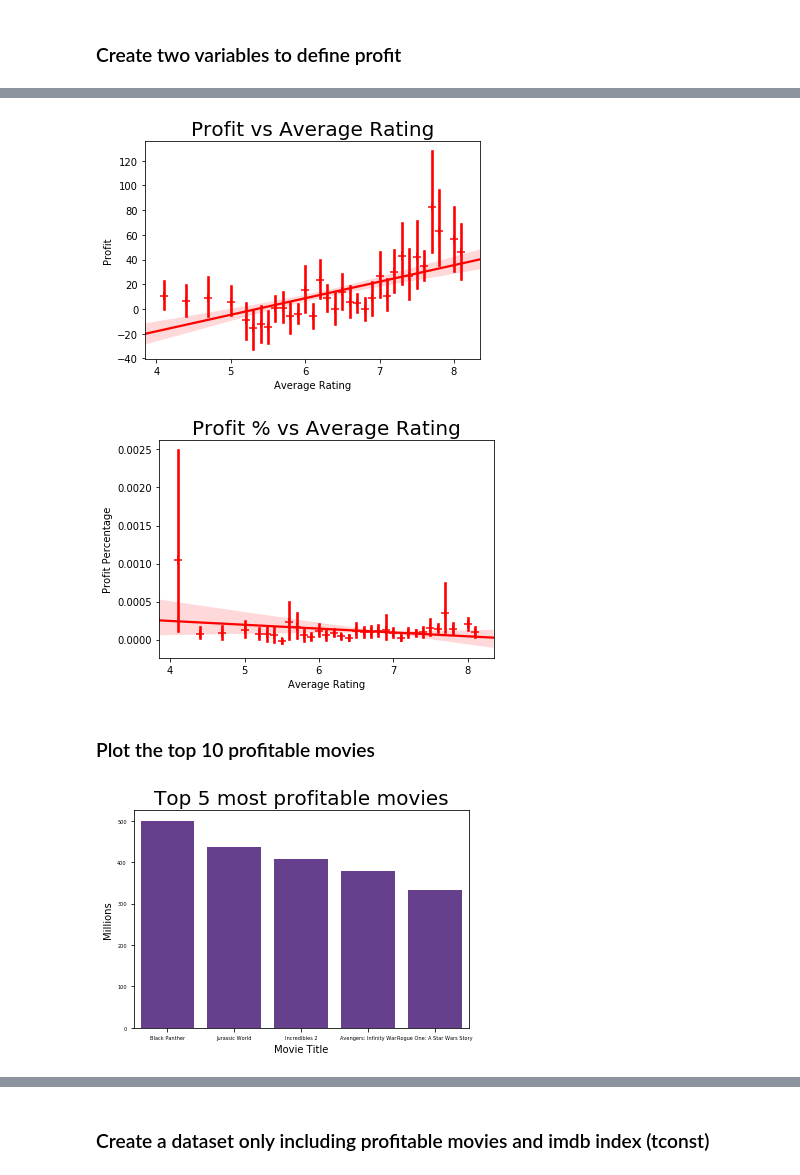
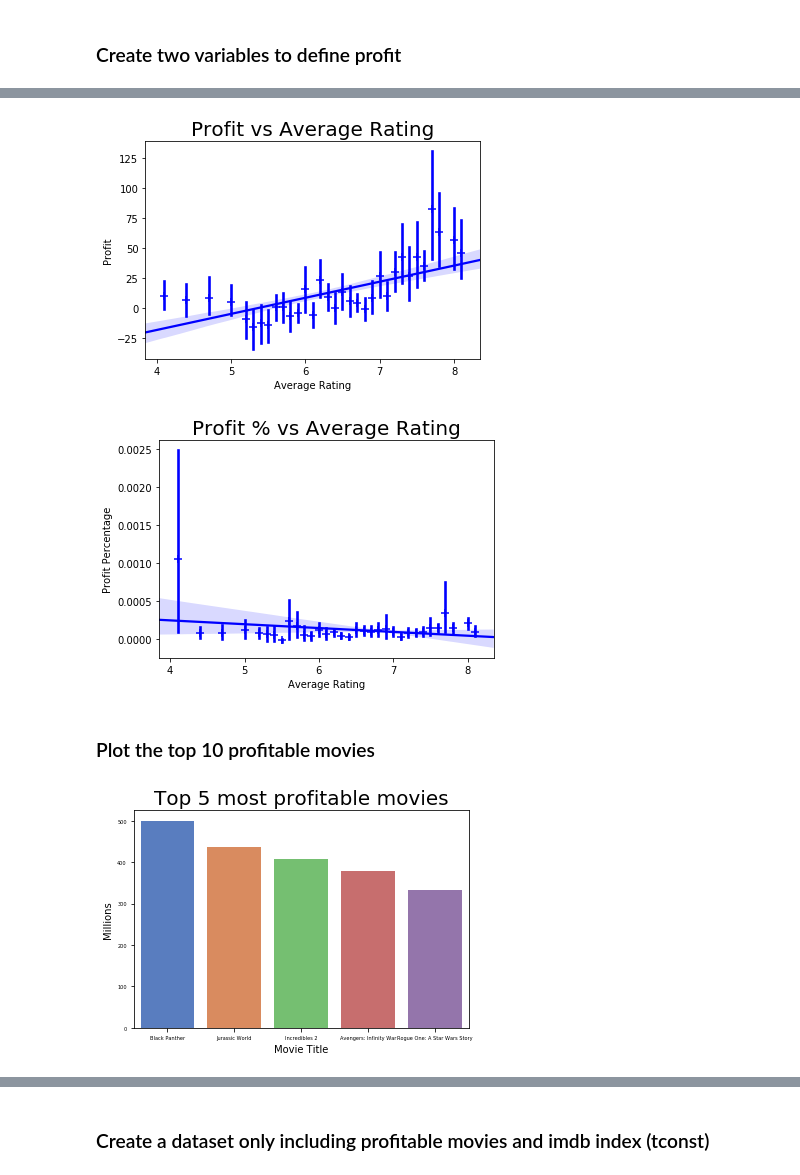
Before and after one commit to iuniorhsiung/Mod1_project_DN, a Jupyter notebook: Data_Visualization_NL.ipynb, the cells around one changed output, grey strips where cells are left out. Drawn from its saved outputs; the diff is of its cells as text; code cells hidden in the pictures.

Commit message:
Updated Visualization code

```diff
--- a/Data_Visualization_NL.ipynb
+++ b/Data_Visualization_NL.ipynb
@@ -66,26 +66,27 @@ movie_per.head()
 | 1062 | 49.0 | Feb 24, 2017 | Get Out | 5000000.0 | 176040665.0 | 255367951.0 | Uni. | ... |
 | 1207 | 14.0 | Apr 17, 2015 | Unfriended | 1000000.0 | 32789645.0 | 64364198.0 | Uni. | ... |
 # %%
-ax = sns.regplot(x = "Average Rating", y = "Profit", data = movie_pro, marker = "+", ci = 90, x_bins = 50, color = "red")
+ax = sns.regplot(x = "Average Rating", y = "Profit", data = movie_pro, marker = "+", ci = 90, x_bins = 50, color = "blue")
 ax.axes.set_title("Profit vs Average Rating",fontsize=20)
 plt.savefig("Profit_vs_rating.png", transparent=True)
 # %% [output]
-[figure, old version]
+[figure, new version]
 # %%
-ax = sns.regplot(x = "Average Rating", y = "Profit Percentage", data = movie_per, marker = "+", ci = 90, x_bins = 50, color = "red")
+ax = sns.regplot(x = "Average Rating", y = "Profit Percentage", data = movie_per, marker = "+", ci = 90, x_bins = 50, color = "blue")
 ax.axes.set_title("Profit % vs Average Rating",fontsize=20)
 plt.savefig("Profit_Percentage_vs_rating.png", transparent=True)
 # %% [output]
-[figure, old version]
+[figure, new version]
 # %% [markdown]
 ### Plot the top 10 profitable movies
 # %%
-b = sns.barplot(x = "movie", y = "Profit", data = movie_pro[:5], ci = None, color = "rebeccapurple")
-b.axes.set_title("Top 5 most profitable movies",fontsize=20)
-b.set_xlabel("Movie Title",fontsize=10)
-b.set_ylabel("Millions",fontsize=10)
-b.tick_params(labelsize=5)
+b = sns.barplot(x = "movie", y = "Profit", data = movie_pro[:5], ci = None, palette = "muted")
+#sns.palplot(sns.color_palette("colorblind", 10))
+b.axes.set_title("Top 5 most profitable movies", fontsize = 20)
+b.set_xlabel("Movie Title",fontsize = 10)
+b.set_ylabel("Millions",fontsize = 10)
+b.tick_params(labelsize = 5)
 plt.savefig("Top_5_most_profitable_movies_Profit.png", transparent=True)
 # %% [output]
-[figure, old version]
+[figure, new version]
 # %%
```
Also changed, not shown: parts of 18 cells of this notebook.
